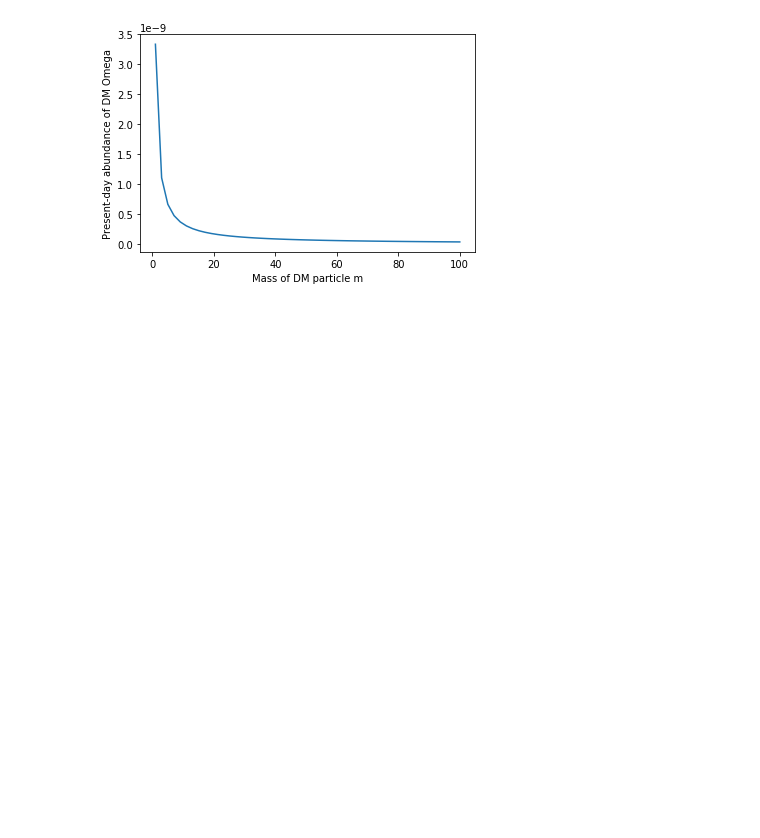
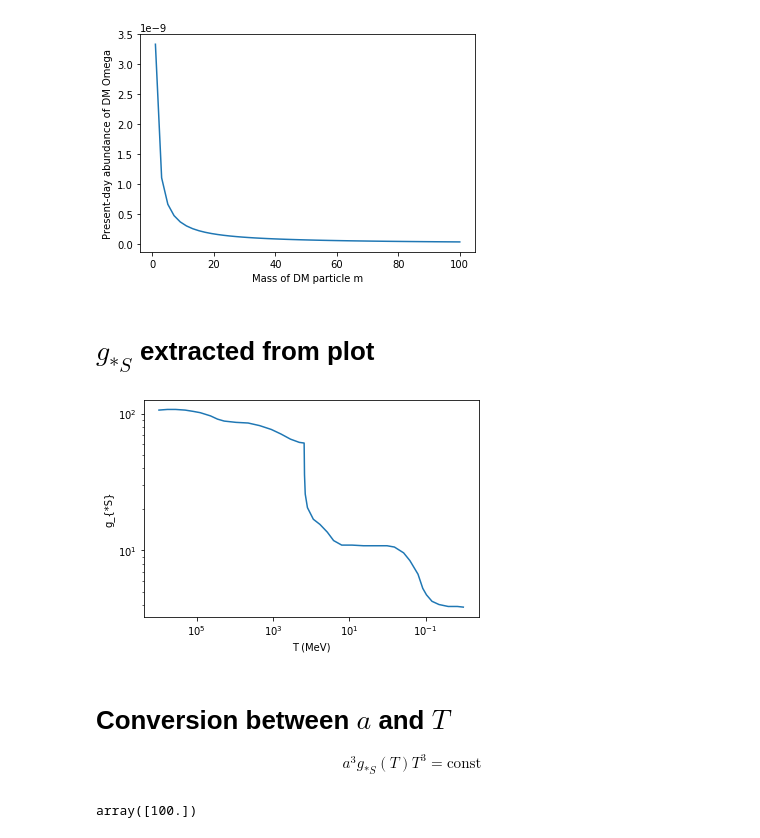
Before and after one commit to adam-coogan/gss19_subhalos, a Jupyter notebook: week_1/anders.ipynb, the cells around one changed output. Saved outputs shown, nothing was run; the diff lists cells and outputs as text; code cells hidden in the pictures; blank space fills up the shorter version.

```diff
--- a/week_1/anders.ipynb
+++ b/week_1/anders.ipynb
@@ -145,3 +145,40 @@ plt.ylabel("Present-day abundance of DM Omega")
 plt.show();
 # %% [output]
 [figure]
+# %% [markdown]
+# $g_{*S}$ extracted from plot
+# %%
+gstar_data = np.genfromtxt('gstar.csv', delimiter=',')
+plt.plot(gstar_data[:,0],gstar_data[:,1])
+plt.yscale('log')
+plt.xscale('log')
+plt.ylabel('g_{*S}')
+plt.xlabel('T (MeV)')
+plt.gca().invert_xaxis()
+plt.show()
+
+def gstar(T):
+    return np.interp(T,gstar_data[:,0], gstar_data[:,1])
+# %% [output]
+[figure, added]
+# %% [markdown]
+# Conversion between $a$ and $T$
+$$a^3g_{*S}(T)T^3=\text{const}$$
+# %%
+from scipy.optimize import fsolve
+
+
+T_0 = 2
+
+def T_to_a(T):
+    return (gstar(T_0)/gstar(T))**(1/3)*(T_0/T)
+def a_to_T(a):
+    func = lambda T: a**3*(gstar(T))*T**3-gstar(T_0)*T_0**3
+    T_initial_guess = gstar(T_0)**(1/3)*(T_0/a)
+    T_solution = fsolve(func, T_initial_guess)
+    return T_solution
+
+a_test = T_to_a(100)
+a_to_T(a_test)
+# %% [output]
+array([100.])
```
Also changed, not shown: 1 other file.
